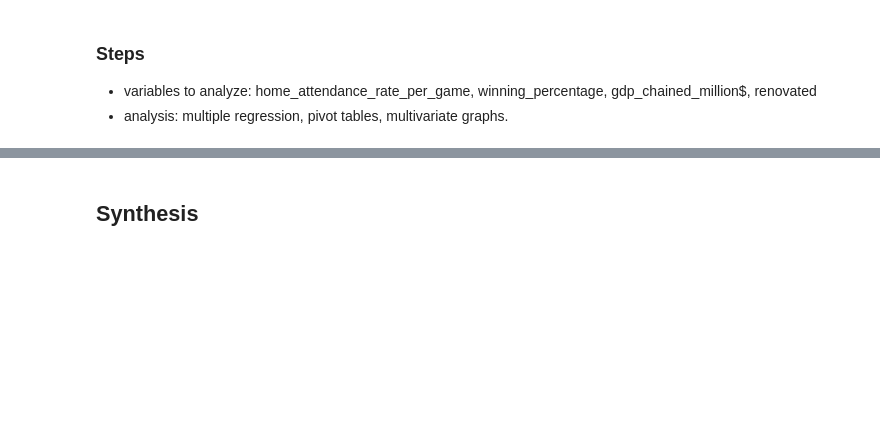
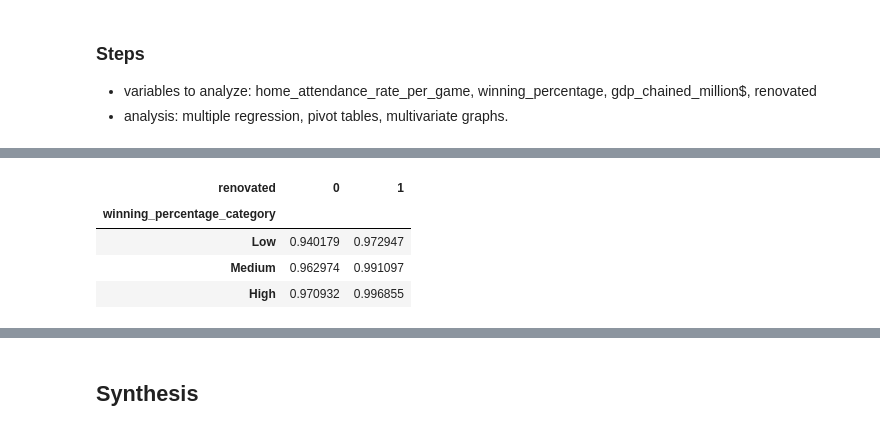
Before and after one commit to RaymoneXTY/SI618project_WN2024, a Jupyter notebook: part2-analysis.ipynb, the cells around one changed output, grey strips where cells are left out. Saved outputs shown, nothing was run; the diff lists cells and outputs as text; code cells hidden in the pictures; blank space fills up the shorter version.

```diff
--- a/part2-analysis.ipynb
+++ b/part2-analysis.ipynb
@@ -135,0 +311,13 @@ Use techniques like cross-tabulation, pivot tables, and multivariate graphs.
+# %%
+pivot_table = df.pivot_table(values='home_attendance_rate_per_game',
+                                   index='winning_percentage_category',
+                                   columns='renovated',
+                                   aggfunc='mean')
+
+pivot_table
+# %% [output]
+| renovated | 0 | 1 |
+| winning_percentage_category |  |  |
+| Low | 0.940179 | 0.972947 |
+| Medium | 0.962974 | 0.991097 |
+| High | 0.970932 | 0.996855 |
```
Also changed, not shown: parts of 11 cells of this notebook.
